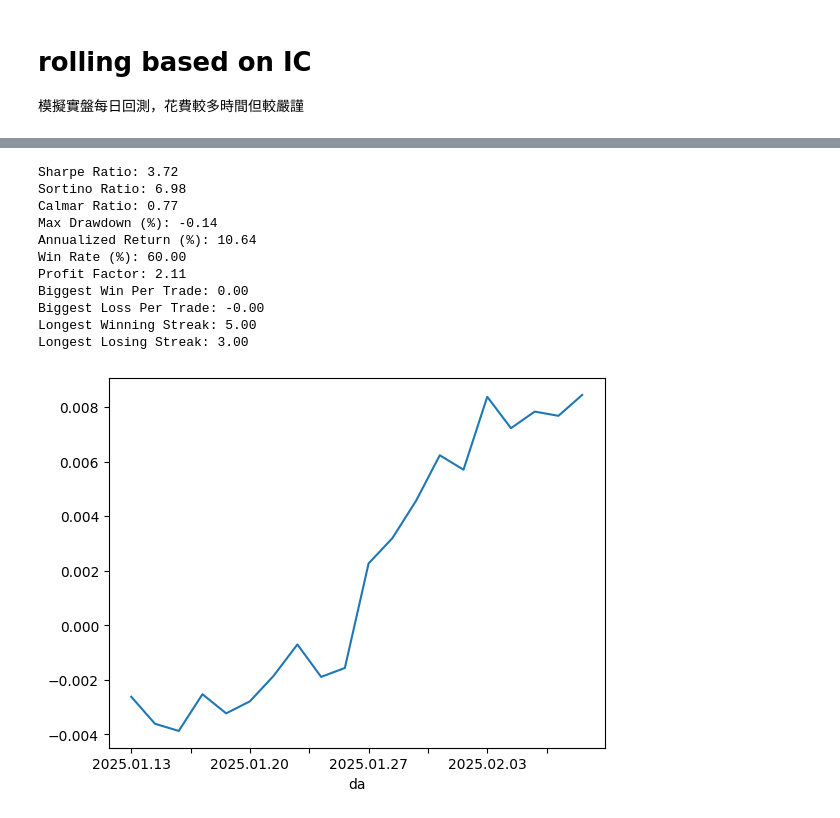
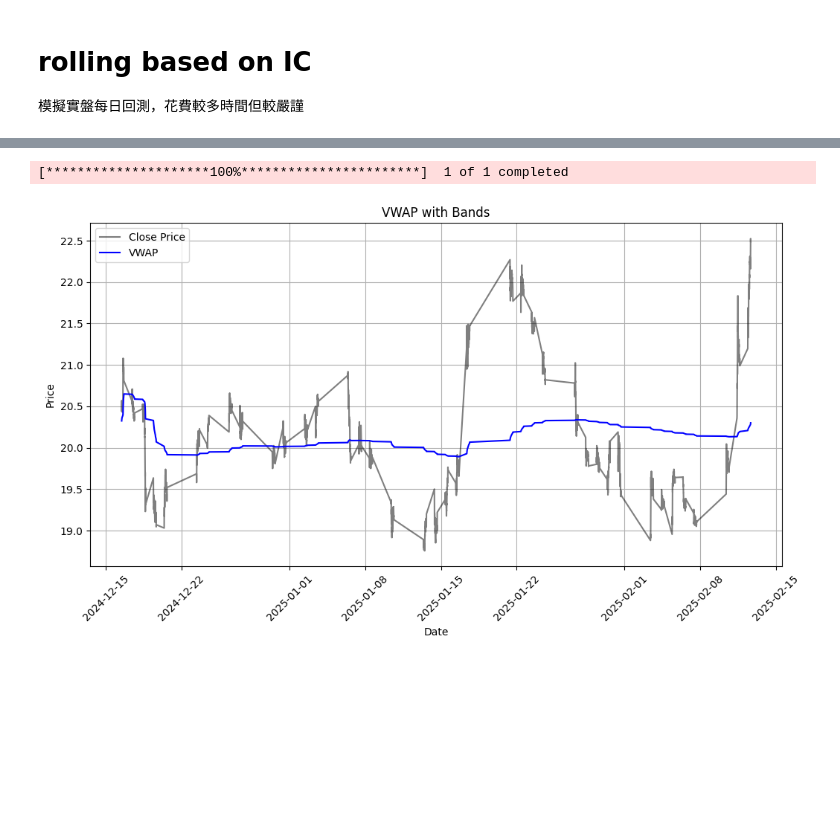
Before and after one commit to tsungyou/2025, a Jupyter notebook: strategy/us_cfd/us_open/us_open_rev_ic.ipynb, the cells around one changed output, grey strips where cells are left out. Saved outputs shown, nothing was run; the diff lists cells and outputs as text; code cells hidden in the pictures; blank space fills up the shorter version.

```diff
--- a/strategy/us_cfd/us_open/us_open_rev_ic.ipynb
+++ b/strategy/us_cfd/us_open/us_open_rev_ic.ipynb
@@ -409,25 +405,52 @@ KeyError: '2024.02.27'
 # %%
-factor = "因子_開盤前5分鐘"
-ret = "回報_開盤後5分鐘"
-grouped_df['signal_dto'] = grouped_df[factor].apply(lambda x: 1 if x < 0 else -1)
+# factor = "因子_開盤前5分鐘"
+# ret = "回報_開盤後5分鐘"
+# grouped_df['signal_dto'] = grouped_df[factor].apply(lambda x: 1 if x < 0 else -1)
 
-grouped_df['profit_dto_5'] = -grouped_df['signal_dto'] * grouped_df[ret]
-grouped_df['profit_dto_5'].cumsum().plot()
-stats = calculate_strategy_statistics(grouped_df, 'profit_dto_5')
+# grouped_df['profit_dto_5'] = -grouped_df['signal_dto'] * grouped_df[ret]
+# grouped_df['profit_dto_5'].cumsum().plot()
+# stats = calculate_strategy_statistics(grouped_df, 'profit_dto_5')
 
-# Print statistics
-for k, v in stats.items():
-    print(f"{k}: {v:.2f}")
+# # Print statistics
+# for k, v in stats.items():
+#     print(f"{k}: {v:.2f}")
-# %% [output]
-Sharpe Ratio: 3.72
-Sortino Ratio: 6.98
-Calmar Ratio: 0.77
-Max Drawdown (%): -0.14
-Annualized Return (%): 10.64
-Win Rate (%): 60.00
-Profit Factor: 2.11
-Biggest Win Per Trade: 0.00
-Biggest Loss Per Trade: -0.00
-Longest Winning Streak: 5.00
-Longest Losing Streak: 3.00
-[figure, removed]
+# %%
+import numpy as np
+import pandas as pd
+import matplotlib.pyplot as plt
+import yfinance as yf
+# VWAP 計算函數
+def calculate_vwap(data):
+    data['cum_vol'] = data['Volume'].cumsum()
+    data['cum_vol_price'] = (data['Close'] * data['Volume']).cumsum()
+    data['VWAP'] = data['cum_vol_price'] / data['cum_vol']
+    return data
+
+# 讀取數據（假設有時間序列數據）
+data = yf.download("INTC", interval='5m')
+data = calculate_vwap(data)
+
+# 計算標準差波動帶
+std_dev = 14 * data['VWAP'].rolling(window=20).std()
+data['Upper_Band_1'] = data['VWAP'] + std_dev
+data['Lower_Band_1'] = data['VWAP'] - std_dev
+data['Upper_Band_2'] = data['VWAP'] + 2 * std_dev
+data['Lower_Band_2'] = data['VWAP'] - 2 * std_dev
+
+data.dropna(inplace=True)
+
+# 視覺化 VWAP 和波動帶
+plt.figure(figsize=(12,6))
+plt.plot(data.index, data['Close'], label='Close Price', color='black', alpha=0.5)
+plt.plot(data.index, data['VWAP'], label='VWAP', color='blue')
+plt.legend()
+plt.legend()
+plt.title('VWAP with Bands')
+plt.xlabel('Date')
+plt.ylabel('Price')
+plt.xticks(rotation=45)
+plt.grid()
+plt.show()
+# %% [output]
+[*********************100%***********************]  1 of 1 completed
+[figure, added]
```
Also changed, not shown: parts of 7 cells of this notebook, 5 other files.
